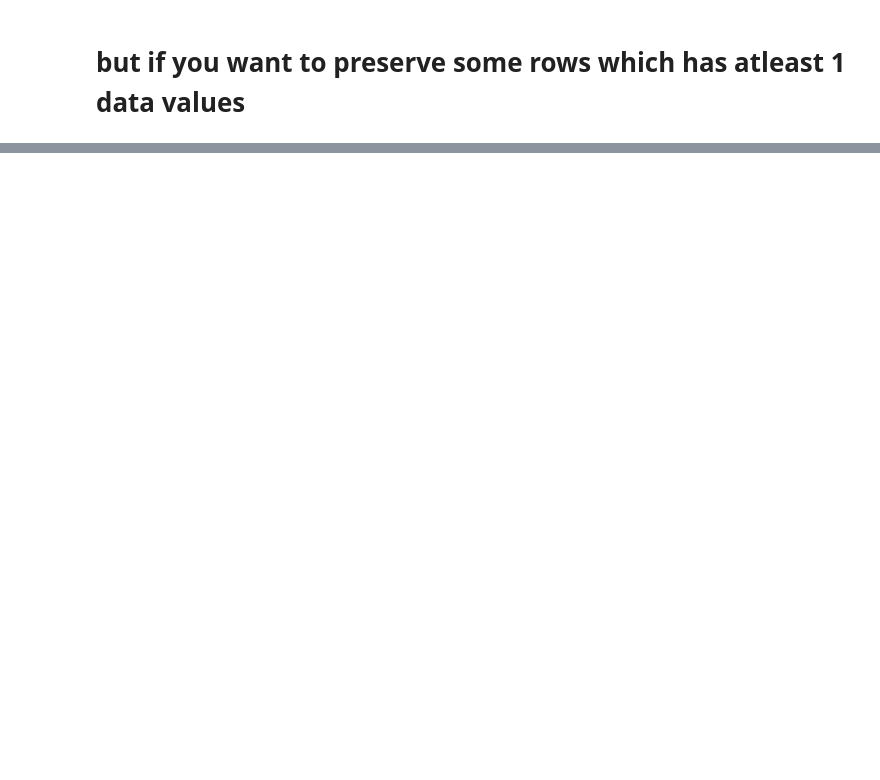
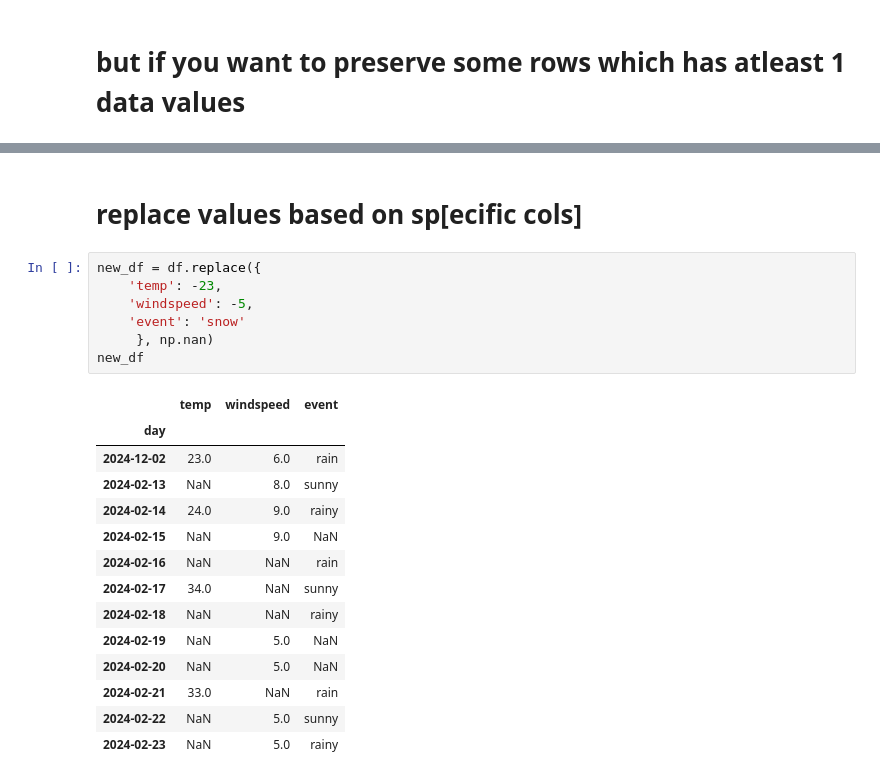
Before and after one commit to initishsachdeva/data-eng-guide, a Jupyter notebook: python-pandas-basic/05_missing_values.ipynb, the cells around one changed output, grey strips where cells are left out. Saved outputs shown, nothing was run; the diff lists cells and outputs as text; blank space fills up the shorter version.

```diff
--- a/python-pandas-basic/05_missing_values.ipynb
+++ b/python-pandas-basic/05_missing_values.ipynb
@@ -217,0 +271,24 @@ new_df
+# %% [markdown]
+# replace values based on sp[ecific cols]
+# %%
+new_df = df.replace({
+    'temp': -23,
+    'windspeed': -5,
+    'event': 'snow'
+     }, np.nan)
+new_df
+# %% [output]
+|  | temp | windspeed | event |
+| day |  |  |  |
+| 2024-12-02 | 23.0 | 6.0 | rain |
+| 2024-02-13 | NaN | 8.0 | sunny |
+| 2024-02-14 | 24.0 | 9.0 | rainy |
+| 2024-02-15 | NaN | 9.0 | NaN |
+| 2024-02-16 | NaN | NaN | rain |
+| 2024-02-17 | 34.0 | NaN | sunny |
+| 2024-02-18 | NaN | NaN | rainy |
+| 2024-02-19 | NaN | 5.0 | NaN |
+| 2024-02-20 | NaN | 5.0 | NaN |
+| 2024-02-21 | 33.0 | NaN | rain |
+| 2024-02-22 | NaN | 5.0 | sunny |
+| 2024-02-23 | NaN | 5.0 | rainy |
```
Also changed, not shown: parts of 17 cells of this notebook, 2 other files.
